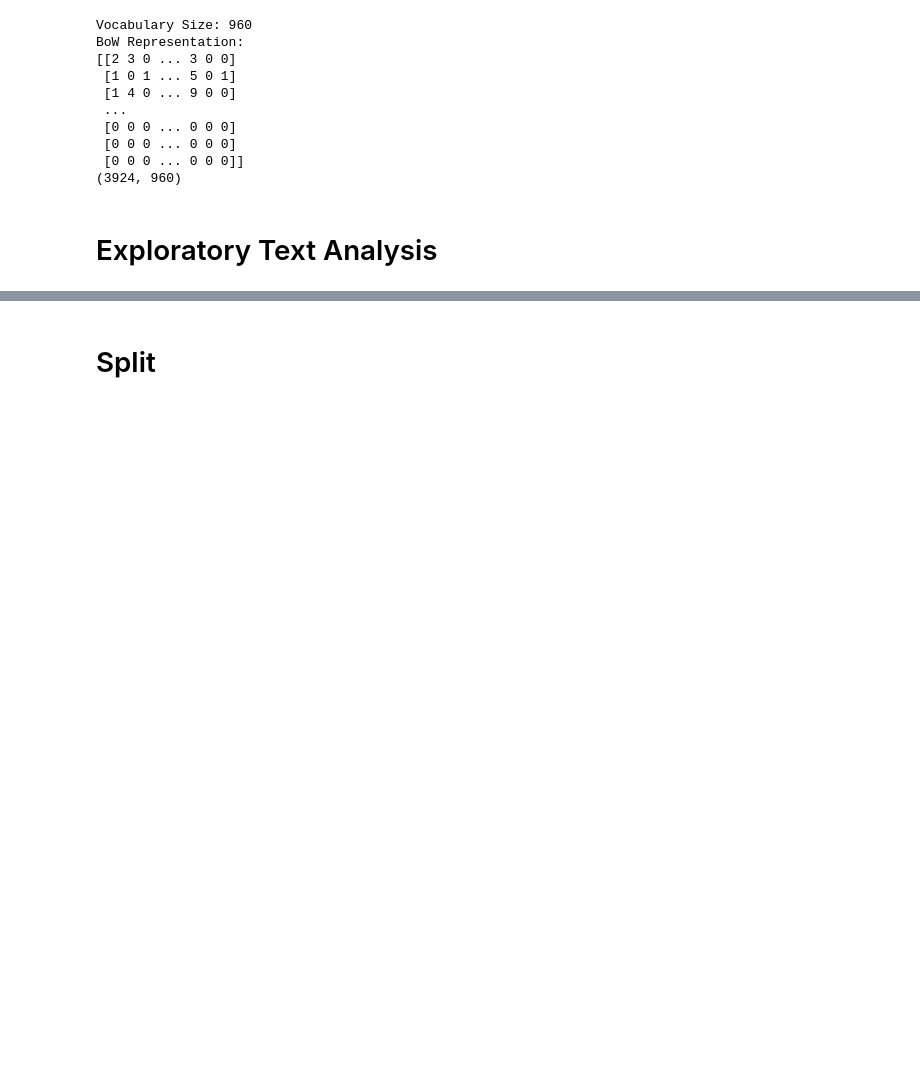
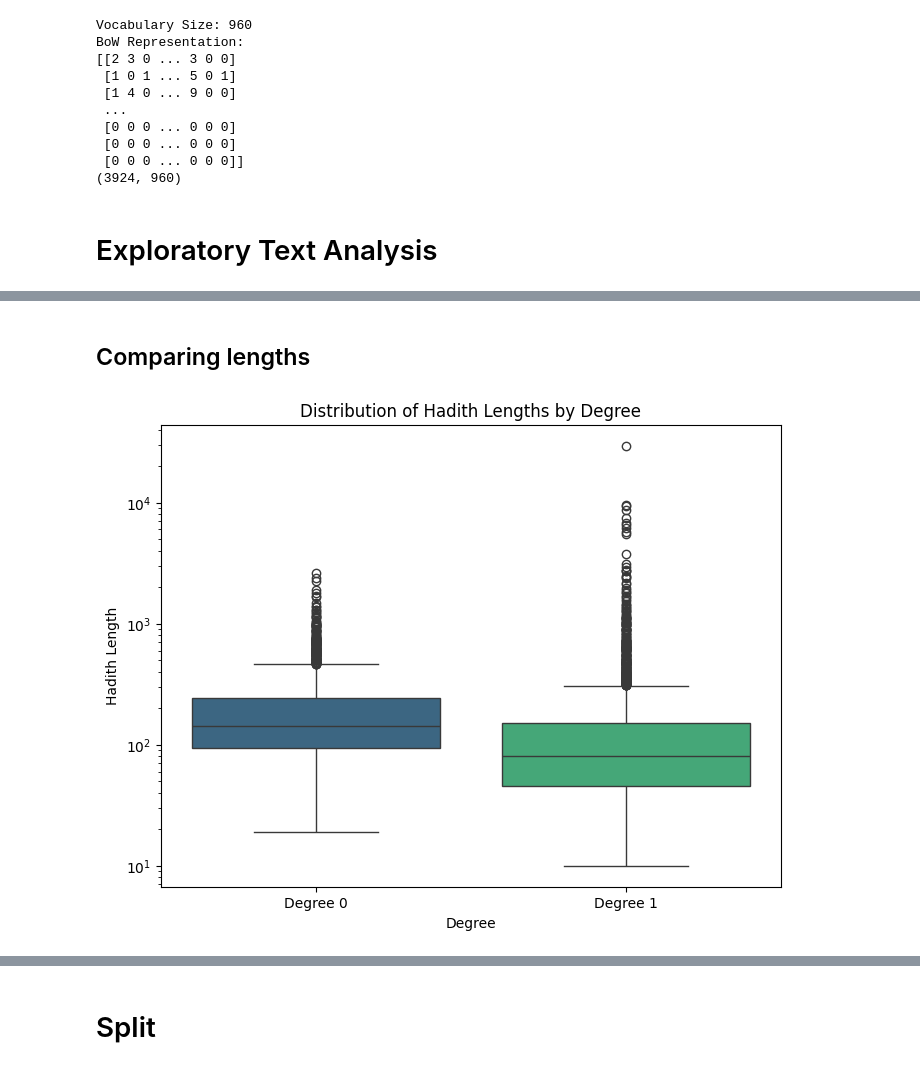
Before and after one commit to MuhammadHelmyOmar/Hadith, a Jupyter notebook: bow_featuring.ipynb, the cells around one changed output, grey strips where cells are left out. Drawn from its saved outputs; the diff is of its cells as text; code cells hidden in the pictures; blank space fills up the shorter version.

```diff
--- a/bow_featuring.ipynb
+++ b/bow_featuring.ipynb
@@ -192,0 +227,14 @@ Top 20 most frequent words:
+# %% [markdown]
+## Comparing lengths
+# %%
+# Create box plots for Hadith lengths by degree
+plt.figure(figsize=(8, 6))
+sns.boxplot(x='Degree', y='text_length', data=sampled_data, hue='Degree', palette='viridis', legend=False)
+plt.title('Distribution of Hadith Lengths by Degree')
+plt.xlabel('Degree')
+plt.ylabel('Hadith Length')
+plt.xticks([0, 1], ['Degree 0', 'Degree 1'])
+plt.yscale('log') # Scaled the y-axis logarithmically
+plt.show()
+# %% [output]
+[figure, added]
```
Also changed, not shown: parts of 6 cells of this notebook.
